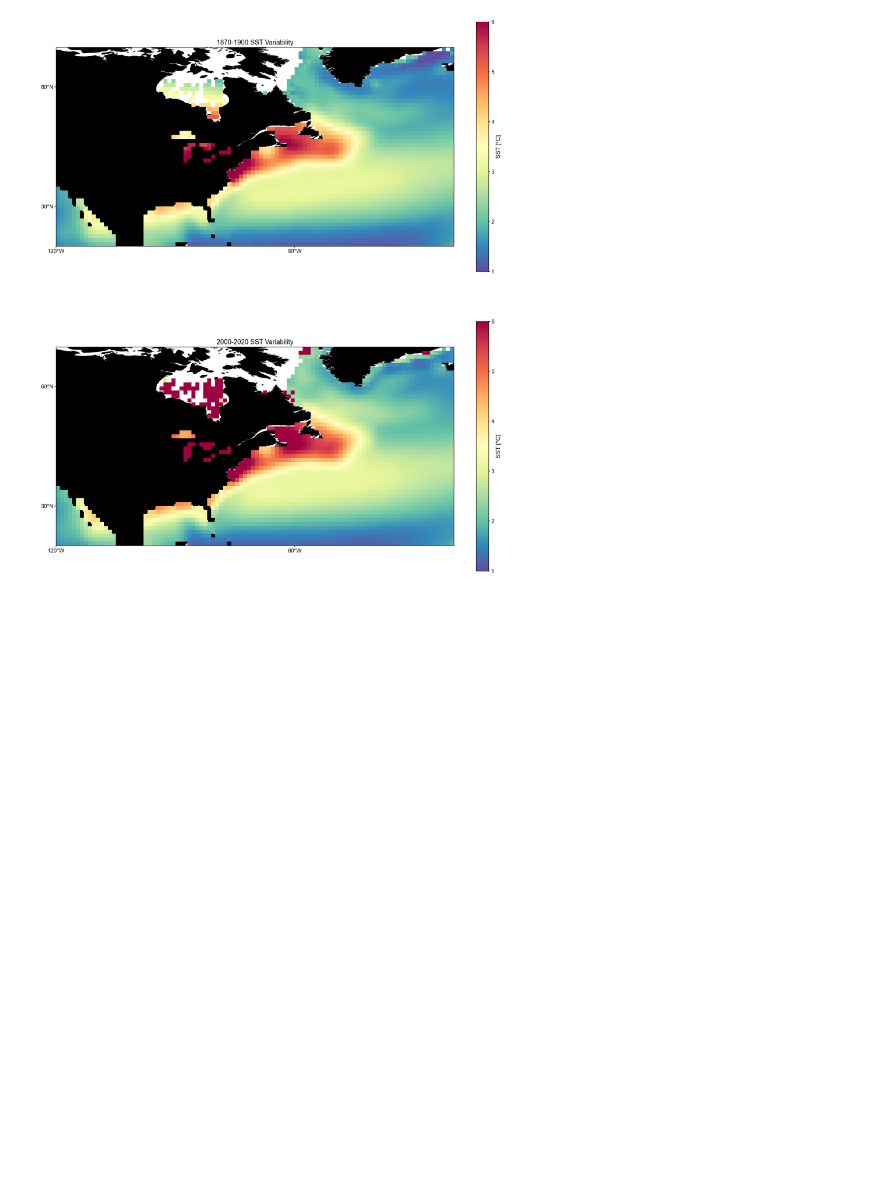
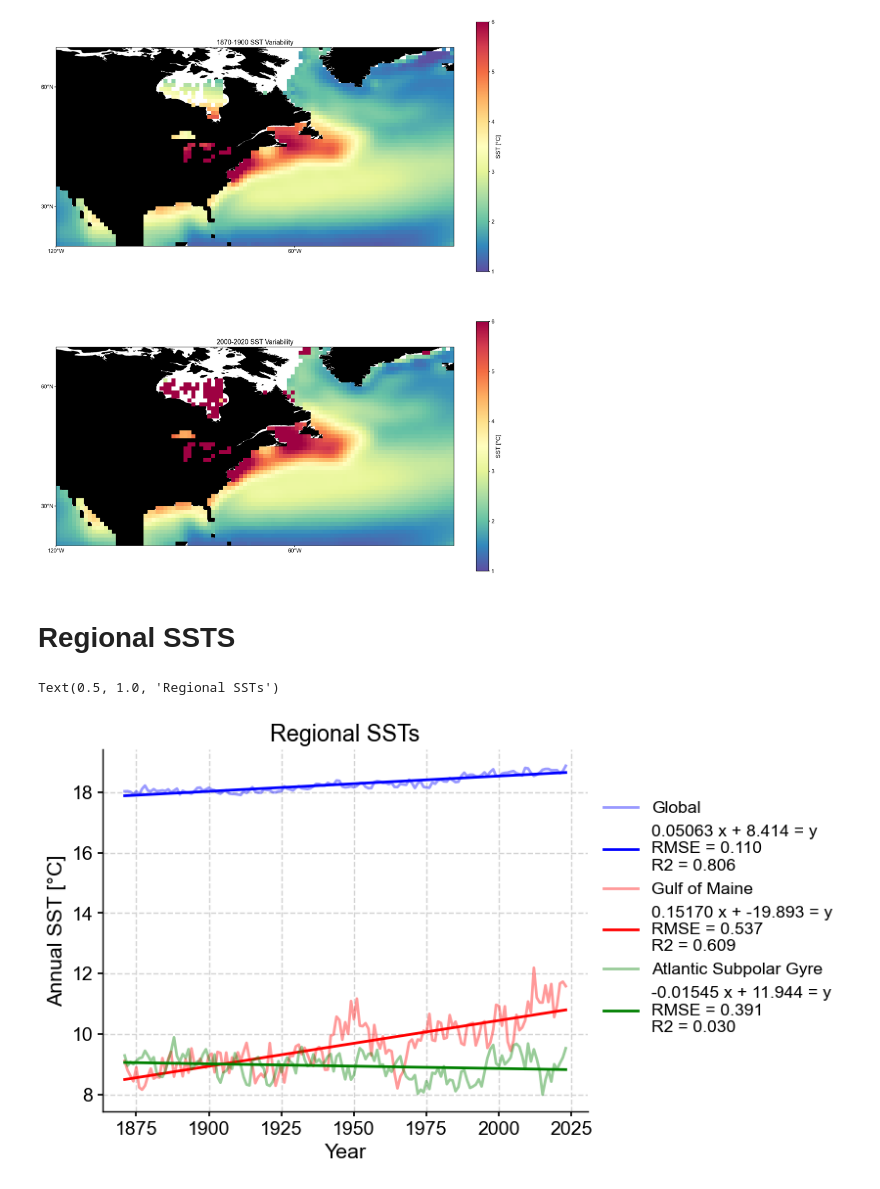
Before and after one commit to abby-baskind/OCG593, a Jupyter notebook: Comps_AB_AK.ipynb, the cells around one changed output. Drawn from its saved outputs; the diff is of its cells as text; code cells hidden in the pictures; blank space fills up the shorter version.

```diff
--- a/Comps_AB_AK.ipynb
+++ b/Comps_AB_AK.ipynb
@@ -411,3 +424,27 @@ for ax in axarr:
     n = n + 1
 # %% [output]
 [figure]
+# %% [markdown]
+# Regional SSTS
+# %%
+fig, ax = plt.subplots()
+
+ax.plot(ds['TIME'], ds['GLOBAL'], label = 'Global', color = 'blue', alpha = 0.4)
+x,y,y_pred,lbl = lineartrend(ds['TIME'],ds['GLOBAL'])
+ax.plot(x,y_pred, label = lbl, color = 'blue')
+
+ax.plot(ds['TIME'], ds['GOM'], label = 'Gulf of Maine', color = 'red', alpha = 0.4)
+x,y,y_pred,lbl = lineartrend(ds['TIME'],ds['GOM'])
+ax.plot(x,y_pred, label = lbl, color = 'red')
+
+ax.plot(ds['TIME'], ds['SG'], label = 'Atlantic Subpolar Gyre', color = 'green', alpha = 0.4)
+x,y,y_pred,lbl = lineartrend(ds['TIME'],ds['SG'])
+ax.plot(x,y_pred, label = lbl, color = 'green')
+ax.legend(bbox_to_anchor = (1,0.9))
+ax.set_xlabel('Year')
+ax.set_ylabel('Annual SST [°C]')
+
+ax.set_title('Regional SSTs')
+# %% [output]
+Text(0.5, 1.0, 'Regional SSTs')
+[figure, added]
```
Also changed, not shown: parts of 5 cells of this notebook.
